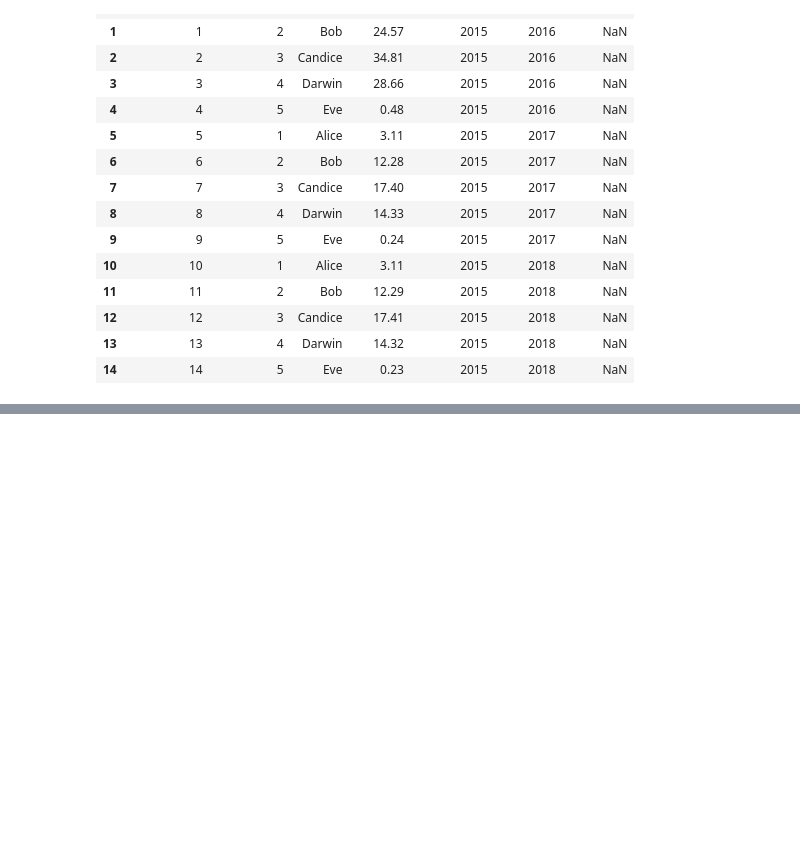
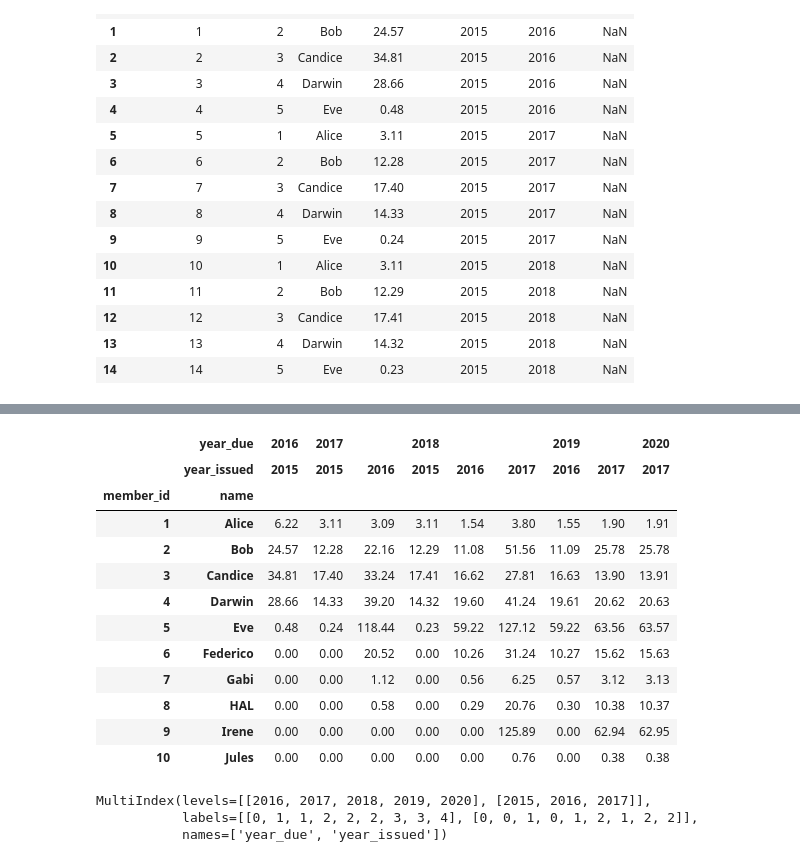
Before and after one commit to NathanielBlairStahn/sscofi, a Jupyter notebook: 05_sscofi_notices.ipynb, the cells around one changed output, grey strips where cells are left out. Saved outputs shown, nothing was run; the diff lists cells and outputs as text; code cells hidden in the pictures; blank space fills up the shorter version.

Commit message:
try pivoting the notices

```diff
--- a/05_sscofi_notices.ipynb
+++ b/05_sscofi_notices.ipynb
@@ -875,0 +886,4 @@ pd.read_csv('fake-notices-2015.csv')
+# %%
+allocations = [allocations2015, allocations2016, allocations2017]
+notices_df = pd.concat([list_notices2(df) for df in allocations], ignore_index=True)
+notices_df
@@ -875,0 +909,24 @@ pd.read_csv('fake-notices-2015.csv')
+# %%
+payout_table = notices_df.pivot_table(
+    values='amount', index=['member_id','name'], columns=['year_due', 'year_issued'], fill_value=0)
+payout_table
+# %% [output]
+|  | year_due | 2016 | 2017 |  | 2018 |  |  | 2019 |  | 2020 |
+|  | year_issued | 2015 | 2015 | 2016 | 2015 | 2016 | 2017 | 2016 | 2017 | 2017 |
+| member_id | name |  |  |  |  |  |  |  |  |  |
+| 1 | Alice | 6.22 | 3.11 | 3.09 | 3.11 | 1.54 | 3.80 | 1.55 | 1.90 | 1.91 |
+| 2 | Bob | 24.57 | 12.28 | 22.16 | 12.29 | 11.08 | 51.56 | 11.09 | 25.78 | 25.78 |
+| 3 | Candice | 34.81 | 17.40 | 33.24 | 17.41 | 16.62 | 27.81 | 16.63 | 13.90 | 13.91 |
+| 4 | Darwin | 28.66 | 14.33 | 39.20 | 14.32 | 19.60 | 41.24 | 19.61 | 20.62 | 20.63 |
+| 5 | Eve | 0.48 | 0.24 | 118.44 | 0.23 | 59.22 | 127.12 | 59.22 | 63.56 | 63.57 |
+| 6 | Federico | 0.00 | 0.00 | 20.52 | 0.00 | 10.26 | 31.24 | 10.27 | 15.62 | 15.63 |
+| 7 | Gabi | 0.00 | 0.00 | 1.12 | 0.00 | 0.56 | 6.25 | 0.57 | 3.12 | 3.13 |
+| 8 | HAL | 0.00 | 0.00 | 0.58 | 0.00 | 0.29 | 20.76 | 0.30 | 10.38 | 10.37 |
+| 9 | Irene | 0.00 | 0.00 | 0.00 | 0.00 | 0.00 | 125.89 | 0.00 | 62.94 | 62.95 |
+| 10 | Jules | 0.00 | 0.00 | 0.00 | 0.00 | 0.00 | 0.76 | 0.00 | 0.38 | 0.38 |
+# %%
+payout_table.columns
+# %% [output]
+MultiIndex(levels=[[2016, 2017, 2018, 2019, 2020], [2015, 2016, 2017]],
+           labels=[[0, 1, 1, 2, 2, 2, 3, 3, 4], [0, 0, 1, 0, 1, 2, 1, 2, 2]],
+           names=['year_due', 'year_issued'])
```
Also changed, not shown: parts of 12 cells of this notebook.
